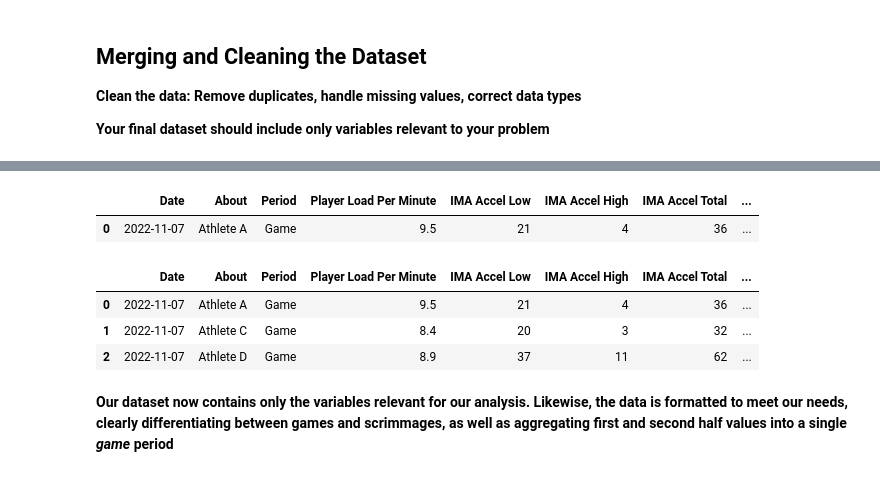
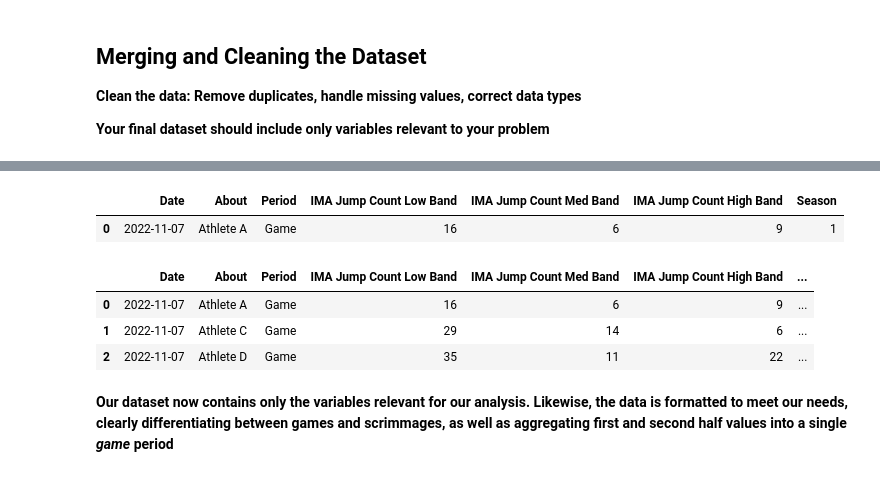
Before and after one commit to mgh2xx/FinalProject, a Jupyter notebook: assignments/EDA.ipynb, the cells around one changed output, grey strips where cells are left out. Saved outputs shown, nothing was run; the diff lists cells and outputs as text; code cells hidden in the pictures.

```diff
--- a/assignments/EDA.ipynb
+++ b/assignments/EDA.ipynb
@@ -64,12 +64,8 @@ data = pd.concat([s1, s2])
 # Converting date column to datetime
 data["Date"] = pd.to_datetime(data["Date"])
 
-# Ignoring the UserWarning raised by the above line. The warning raised tells me that not setting a specific format or handing errors could be problematic, but further
-# examination of the Date column showed that it is not, so I am hiding the warning from printing
-warnings.simplefilter(action = "ignore", category = UserWarning)
-
 # List of Variables Relevant to our Project
-columns_of_interest = ["Date", "About", "Period", "Player Load Per Minute", "IMA Accel Low", "IMA Accel High", "IMA Accel Total", "IMA Jump Count Low Band", "IMA Jump Count Med Band", "IMA Jump Count High Band", "Season"]
+columns_of_interest = ["Date", "About", "Period", "IMA Jump Count Low Band", "IMA Jump Count Med Band", "IMA Jump Count High Band", "Season"]
 
 # Filtering data frame to include only relevant variables
 data = data[columns_of_interest]
@@ -117,10 +113,6 @@ full_games = games[games['Half Count'] == 2]
 # Aggregating the values
 games_agg = full_games.groupby(['Date', 'About', 'Season'], as_index = False).agg(
     {
-    'Player Load Per Minute': 'mean',
-    'IMA Accel Low': 'sum',
-    'IMA Accel High': 'sum',
-    'IMA Accel Total' : 'sum',
     'IMA Jump Count Low Band' : 'sum',
     'IMA Jump Count Med Band' : 'sum',
     'IMA Jump Count High Band' : 'sum',
@@ -130,37 +122,40 @@ games_agg = full_games.groupby(['Date', 'About', 'Season'], as_index = False).ag
 games_agg['Period'] = 'Game'
 
 # Re-ordering columns
-columns = ['Date', 'About', 'Period', 'Player Load Per Minute', 'IMA Accel Low', 'IMA Accel High', 'IMA Accel Total', 'IMA Jump Count Low Band', 'IMA Jump Count Med Band', 'IMA Jump Count High Band', 'Season']
+columns = ['Date', 'About', 'Period', 'IMA Jump Count Low Band', 'IMA Jump Count Med Band', 'IMA Jump Count High Band', 'Season']
 games_agg = games_agg[columns]
 
 # Showing row of df
 games_agg.head(1)
 # %% [output]
-|  | Date | About | Period | Player Load Per Minute | IMA Accel Low | IMA Accel High | IMA Accel Total | ... |
-| 0 | 2022-11-07 | Athlete A | Game | 9.5 | 21 | 4 | 36 | ... |
+|  | Date | About | Period | IMA Jump Count Low Band | IMA Jump Count Med Band | IMA Jump Count High Band | Season |
+| 0 | 2022-11-07 | Athlete A | Game | 16 | 6 | 9 | 1 |
 # %%
-# Concatenating the games and scrimmage data frames back into one data frame
+# Reassigning the main data frame as the working games df
 data = games_agg
 
-# Making variables to hold high accel and jump proportions
-data["Prop_Accel_High"] = data["IMA Accel High"] / data["IMA Accel Total"]
+# Making variables to hold  jump proportions
 data["Prop_Jump_High"] = data["IMA Jump Count High Band"] / (data["IMA Jump Count High Band"] + data["IMA Jump Count Low Band"] + data["IMA Jump Count Med Band"])
 data["Prop_Jump_Med"] = data["IMA Jump Count Med Band"] / (data["IMA Jump Count High Band"] + data["IMA Jump Count Low Band"] + data["IMA Jump Count Med Band"])
 data["Prop_Jump_Low"] = data["IMA Jump Count Low Band"] / (data["IMA Jump Count High Band"] + data["IMA Jump Count Low Band"] + data["IMA Jump Count Med Band"])
 
 # Getting rid of Ben Vander Plas, who presumably shouldn't have his name in the data
 data = data[data["About"] != "Ben Vander Plas"]
 
+# Re-ordering columns
+columns = ['Date', 'About', 'Period', 'IMA Jump Count Low Band', 'IMA Jump Count Med Band', 'IMA Jump Count High Band', "Prop_Jump_Low", "Prop_Jump_Med", "Prop_Jump_High", 'Season']
+data = data[columns]
+
 # Saving the cleaned data
 data.to_csv('../data/cleaned_data.csv', index = False)
 
 # Showing first 3 rows of combined data
 data.head(3)
 # %% [output]
-|  | Date | About | Period | Player Load Per Minute | IMA Accel Low | IMA Accel High | IMA Accel Total | ... |
-| 0 | 2022-11-07 | Athlete A | Game | 9.5 | 21 | 4 | 36 | ... |
-| 1 | 2022-11-07 | Athlete C | Game | 8.4 | 20 | 3 | 32 | ... |
-| 2 | 2022-11-07 | Athlete D | Game | 8.9 | 37 | 11 | 62 | ... |
+|  | Date | About | Period | IMA Jump Count Low Band | IMA Jump Count Med Band | IMA Jump Count High Band | ... |
+| 0 | 2022-11-07 | Athlete A | Game | 16 | 6 | 9 | ... |
+| 1 | 2022-11-07 | Athlete C | Game | 29 | 14 | 6 | ... |
+| 2 | 2022-11-07 | Athlete D | Game | 35 | 11 | 22 | ... |
 # %% [markdown]
 **Our dataset now contains only the variables relevant for our analysis. Likewise, the data is formatted to meet our needs, clearly differentiating between games and scrimmages, as well as aggregating first and second half values into a single *game* period**
 # %% [markdown]
```
Also changed, not shown: parts of 10 cells of this notebook, 12 other files.
